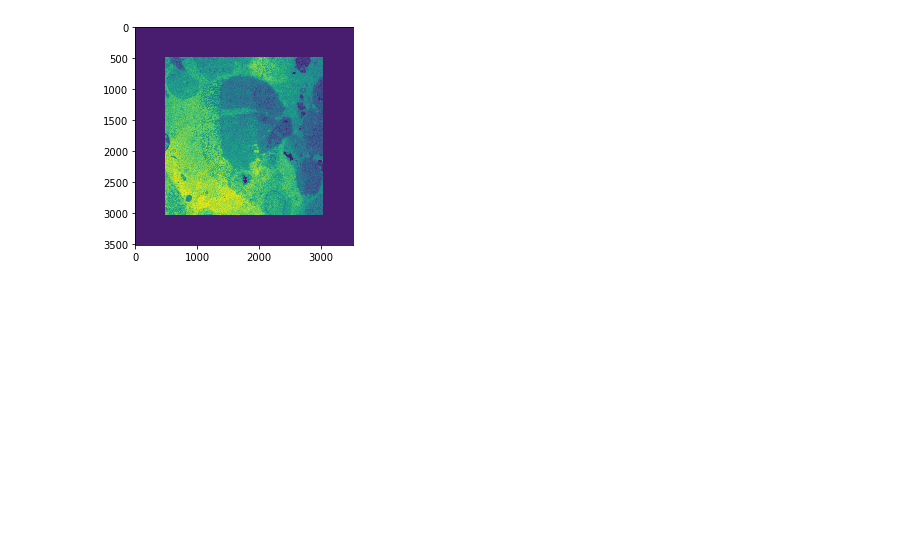
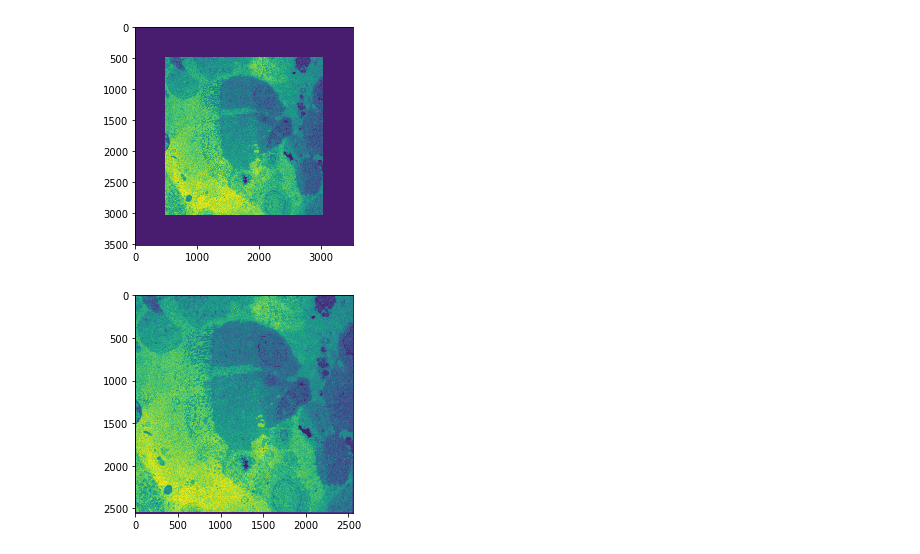
Before and after one commit to tristaaan/stitch-eval, a Jupyter notebook: notebooks/frequency-method.ipynb, the cells around one changed output. Cells and saved outputs as stored; diff of their text form; code cells hidden in the pictures; blank space fills up the shorter version.

```diff
--- a/notebooks/frequency-method.ipynb
+++ b/notebooks/frequency-method.ipynb
@@ -23,7 +23,7 @@ def norm_cross_power_spectrum(i1, i2):
     f2 = fft2(i2)
     return (f1 * conj(f2)) / abs(f2 * conj(f2))
 
-def cross_power_spetrum(i1, i2):
+def cross_power_spectrum(i1, i2):
     assert i1.shape[0] == i2.shape[0] and i1.shape[1] == i2.shape[1], 'images are different sizes: %s v %s' % (i1.shape, i2.shape,)
     f1 = fft2(i1)
     f2 = fft2(i2)
@@ -68,22 +68,22 @@ def test_corners(ref, mov, pt):
     ref_bl = ref[max(y-window,0):y,   x:min(x+window, rw)]
 
     # compare corners
-    if mul(*tl.shape) == mul(*ref_tl.shape):
+    if mul(*tl.shape) > 0 and mul(*tl.shape) == mul(*ref_tl.shape):
         corrs.append(NCC(ref_tl, tl))
     else:
         corrs.append(-1)
 
-    if mul(*tr.shape) == mul(*ref_tr.shape):
+    if mul(*tr.shape) > 0 and mul(*tr.shape) == mul(*ref_tr.shape):
         corrs.append(NCC(ref_tr, tr))
     else:
         corrs.append(-1)
 
-    if mul(*br.shape) == mul(*ref_br.shape):
+    if mul(*br.shape) > 0 and mul(*br.shape) == mul(*ref_br.shape):
         corrs.append(NCC(ref_br, br))
     else:
         corrs.append(-1)
 
-    if mul(*bl.shape) == mul(*ref_bl.shape):
+    if mul(*bl.shape) > 0 and mul(*bl.shape) == mul(*ref_bl.shape):
         corrs.append(NCC(ref_bl, bl))
     else:
         corrs.append(-1)
@@ -101,16 +101,16 @@ def crop_zeros(im, zero=0):
     left = 0
     bottom = r-1
     right = c-1
-    while sum(im[top,:]) == zero:
+    while sum(im[top,:]) <= zero:
         top += 1
 
-    while sum(im[bottom,:]) == zero:
+    while sum(im[bottom,:]) <= zero:
         bottom -=1
 
-    while sum(im[:,left]) == zero:
+    while sum(im[:,left]) <= zero:
         left +=1
 
-    while sum(im[:,right]) == zero:
+    while sum(im[:,right]) <= zero:
         right -=1
 
     return im[top:bottom+1,left:right+1]
@@ -359,3 +360,9 @@ plt.imshow(im2)
 plt.show()
 # %% [output]
 [figure]
+# %%
+# we need to supply a zero argument, somehow the rotation is not clean.
+plt.imshow(crop_zeros(im2, zero=100))
+plt.show()
+# %% [output]
+[figure, added]
```
Also changed, not shown: parts of 1 cell of this notebook, 5 other files.
